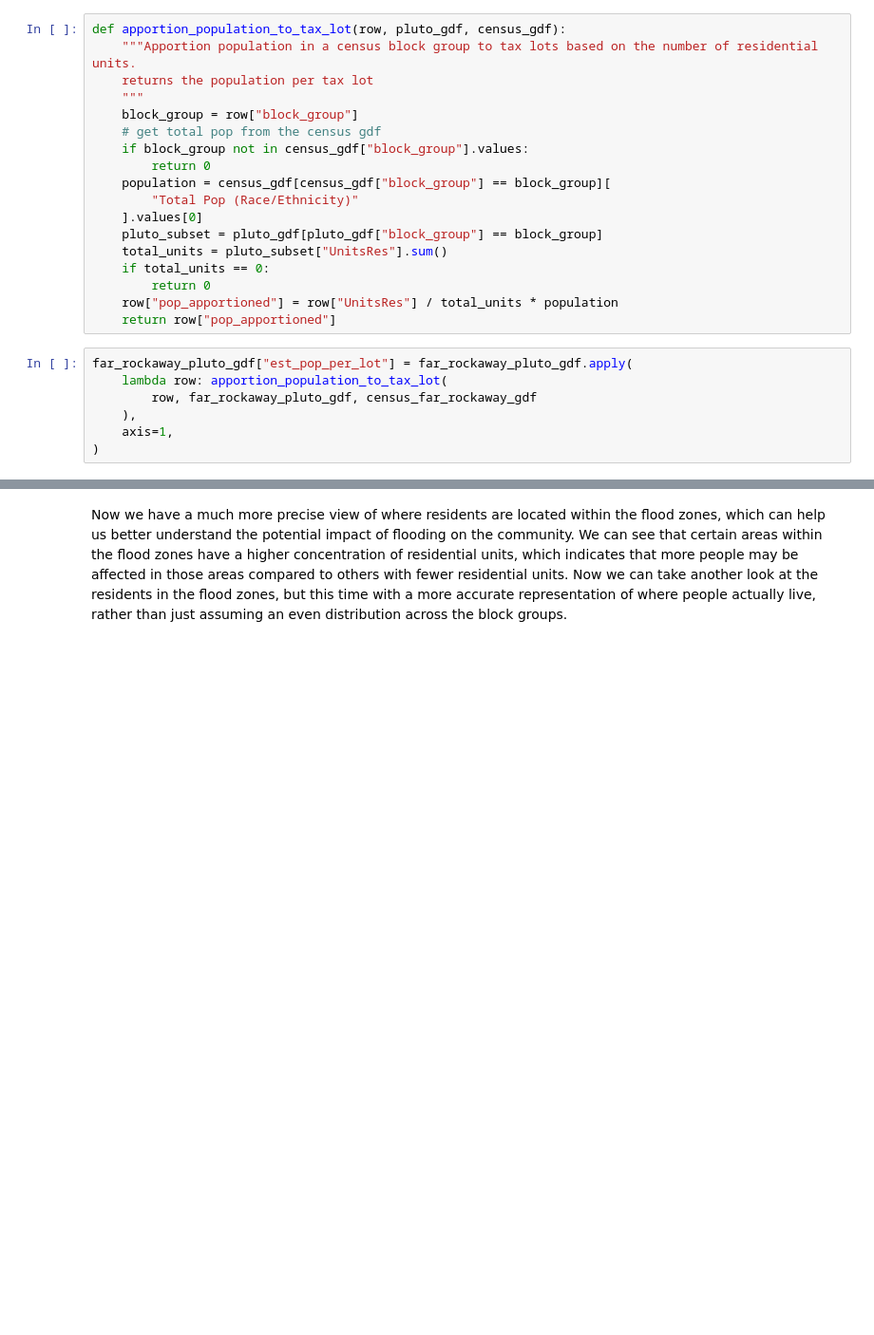
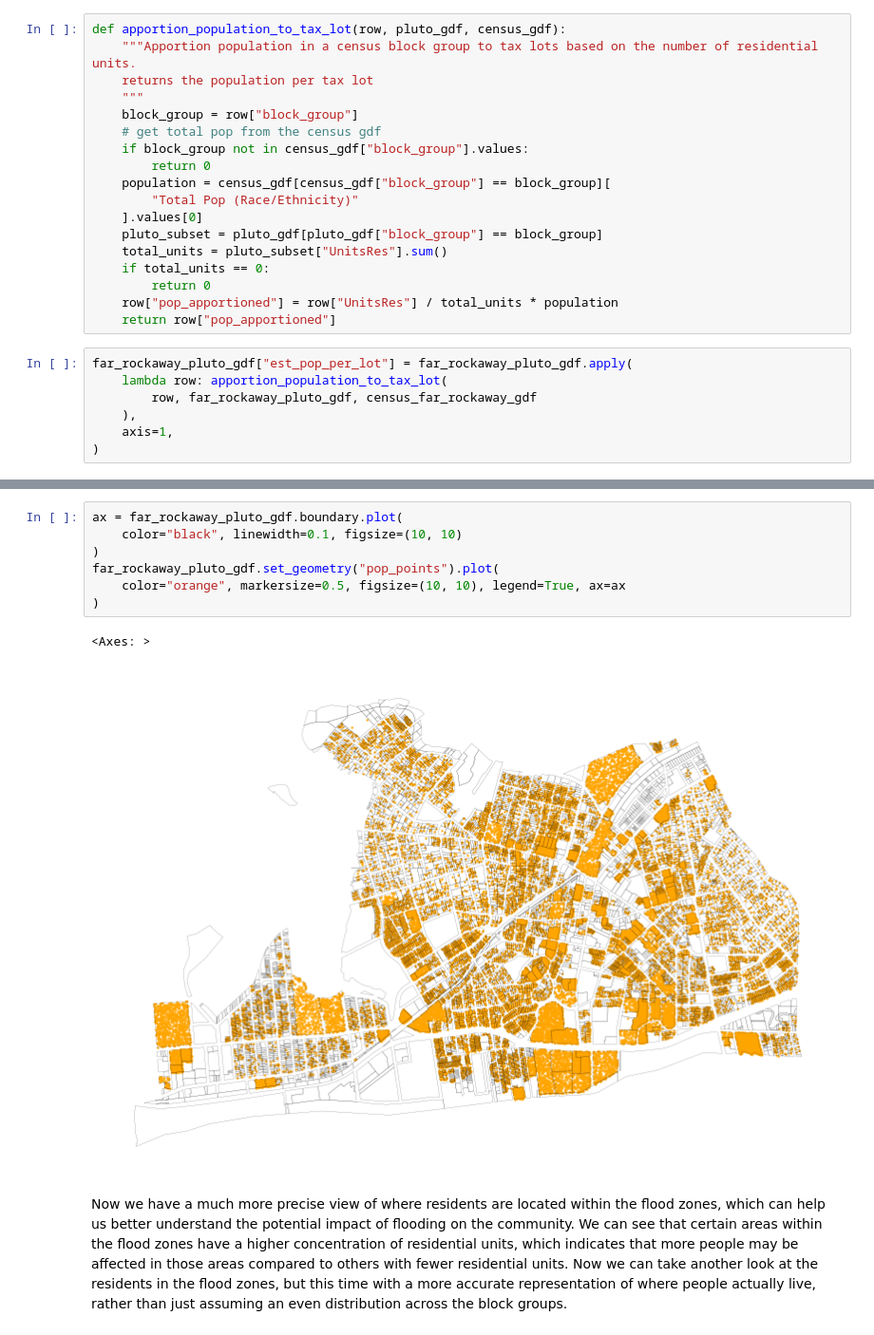
Before and after one commit to mapping-systems/cdp-mapping-systems, a Jupyter notebook: content/Tutorials/flood_vulnerability_proportional_split.ipynb, the cells around one changed output, grey strips where cells are left out. Shown at 95% size. Saved outputs shown, nothing was run; the diff lists cells and outputs as text; blank space fills up the shorter version.

```diff
--- a/content/Tutorials/flood_vulnerability_proportional_split.ipynb
+++ b/content/Tutorials/flood_vulnerability_proportional_split.ipynb
@@ -207,3 +199,13 @@ far_rockaway_pluto_gdf[far_rockaway_pluto_gdf.est_pop_per_lot.gt(0)].plot(
+# %%
+ax = far_rockaway_pluto_gdf.boundary.plot(
+    color="black", linewidth=0.1, figsize=(10, 10)
+)
+far_rockaway_pluto_gdf.set_geometry("pop_points").plot(
+    color="orange", markersize=0.5, figsize=(10, 10), legend=True, ax=ax
+)
+# %% [output]
+<Axes: >
+[figure, added]
 # %% [markdown]
 Now we have a much more precise view of where residents are located within the flood zones, which can help us better understand the potential impact of flooding on the community. We can see that certain areas within the flood zones have a higher concentration of residential units, which indicates that more people may be affected in those areas compared to others with fewer residential units. Now we can take another look at the residents in the flood zones, but this time with a more accurate representation of where people actually live, rather than just assuming an even distribution across the block groups.
 # %%
```
Also changed, not shown: parts of 12 cells of this notebook.
